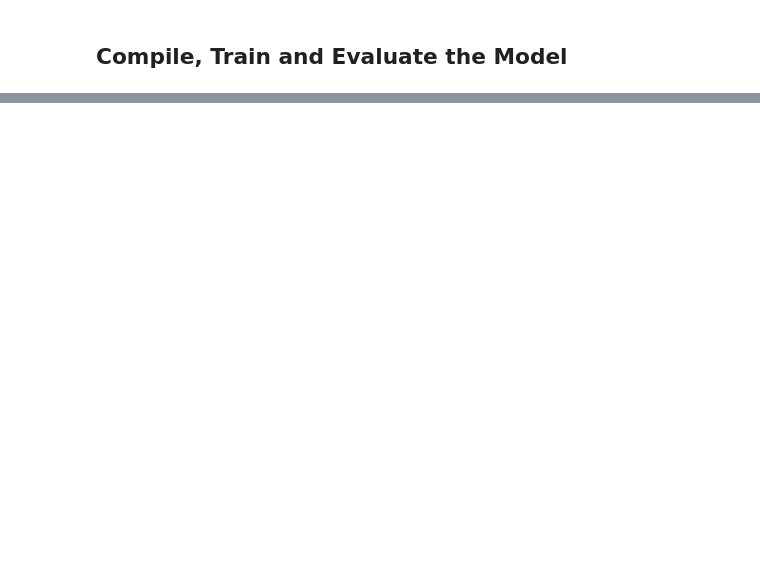
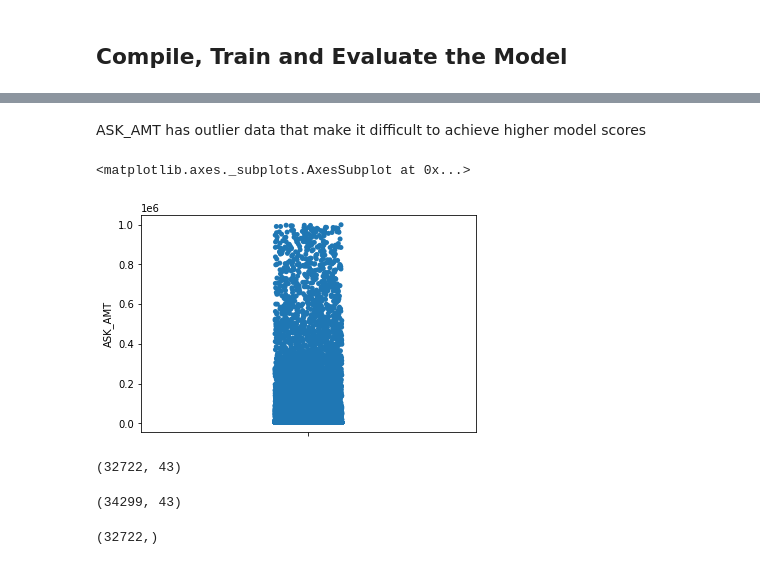
Before and after one commit to MohanPanga/deep_learning, a Jupyter notebook: AlphabetSoupCharity_Optimization.ipynb, the cells around one changed output, grey strips where cells are left out. Drawn from its saved outputs; the diff is of its cells as text; code cells hidden in the pictures; blank space fills up the shorter version.

```diff
--- a/AlphabetSoupCharity_Optimization.ipynb
+++ b/AlphabetSoupCharity_Optimization.ipynb
@@ -288,0 +380,24 @@ nn.save("neural_network.h5")
+# %% [markdown]
+ASK_AMT has outlier data that make it difficult to achieve higher model scores
+# %%
+# remove outlier data from X, y
+
+X_rm_outlier = X[X['ASK_AMT']<1e+6]
+sns.stripplot(data=X_rm_outlier, y='ASK_AMT')
+# %% [output]
+<matplotlib.axes._subplots.AxesSubplot at 0x...>
+[figure, added]
+# %%
+
+X_rm_outlier.shape
+# %% [output]
+(32722, 43)
+# %%
+X.shape
+# %% [output]
+(34299, 43)
+# %%
+y_rm_outlier = y[X_rm_outlier.index]
+y_rm_outlier.shape
+# %% [output]
+(32722,)
```
Also changed, not shown: parts of 30 cells of this notebook, 5 other files.
